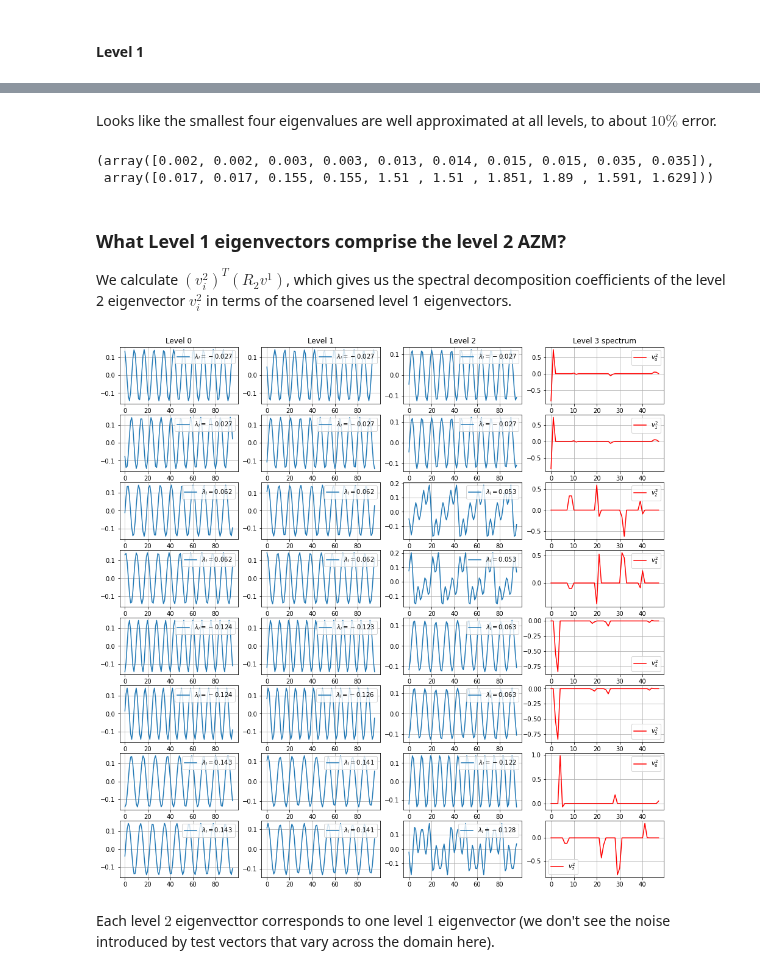
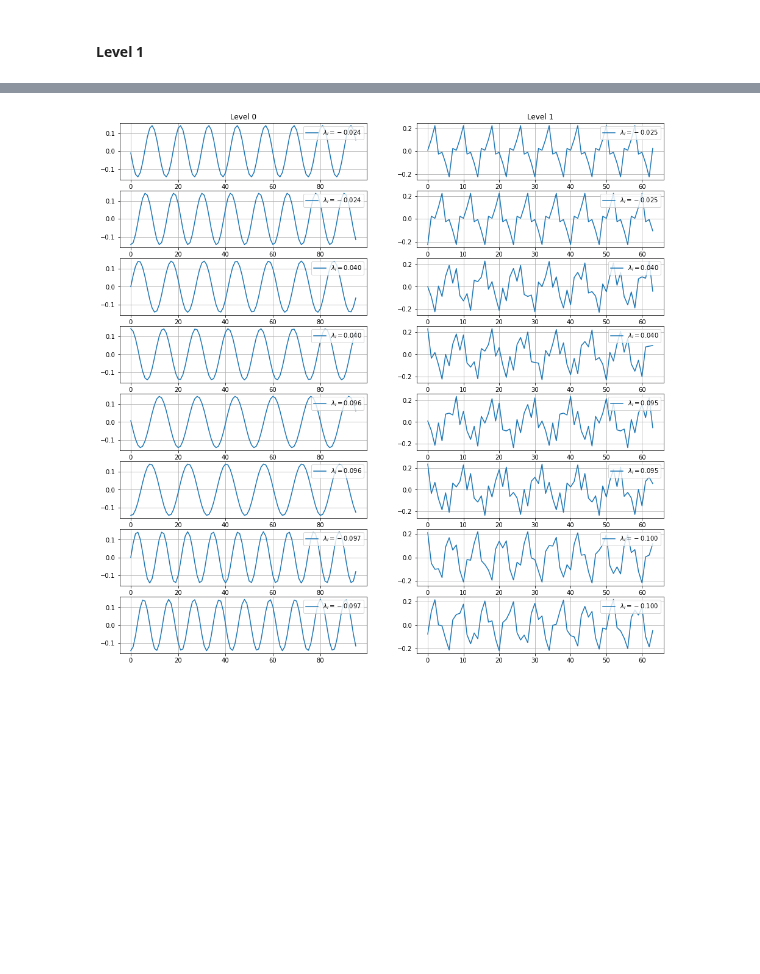
Before and after one commit to 436ahsan/Helmholtz, a Jupyter notebook: notebooks/multilevel_repetitive_alignment.ipynb, the cells around one changed output, grey strips where cells are left out. Saved outputs shown, nothing was run; the diff lists cells and outputs as text; code cells hidden in the pictures; blank space fills up the shorter version.

```diff
--- a/notebooks/multilevel_repetitive_alignment.ipynb
+++ b/notebooks/multilevel_repetitive_alignment.ipynb
@@ -38,11 +40,11 @@ _LOGGER = logger
 # %%
 # Fixed seed for reproducible results.
-np.random.seed(0)
+np.random.seed(1)
 
 # Domain size.
 n = 96
 # Scaled wave number.
-kh = 0.7
+kh = 0.5
 
 repetitive = True
 
@@ -68,8 +70,10 @@ Given an iterative method, we can calculate whether it's a good smoothing candid
 # %% [markdown]
 ### Relaxation Shrinkage Factor
 # %%
-kh_values = [0, kh]
+kh_values = [kh]
 fig, axs = plt.subplots(1, len(kh_values), figsize=(12, 4))
+if len(kh_values) == 1:
+    axs = [axs]
 
 kaczmarz = lambda a: hm.solve.relax.KaczmarzRelaxer(a, scipy.sparse.eye(a.shape[0]))
 gs = lambda a: hm.solve.relax.GsRelaxer(a)
@@ -213,7 +211,8 @@ for i in range(num_bootstrap_steps):
     # Set relax_conv_factor to a high value so that we never append a bootstrap vector to the TV set.
     x, multilevel = hm.setup.auto_setup.bootstap(
         x, multilevel, num_levels, 2.0,
-        num_sweeps=num_sweeps, interpolation_method=interpolation_method, neighborhood=neighborhood, repetitive=repetitive)
+        num_sweeps=num_sweeps, interpolation_method=interpolation_method,
+        neighborhood=neighborhood, repetitive=repetitive, target_error=0.1)
     x_log.append(x)
     r_log.append(multilevel[1].r)
     _LOGGER.info("RER {:.6f}".format(norm(a.dot(x)) / norm(x)))
@@ -593,0 +304,8 @@ The coarse variables ($R$) look like wavelets. The interpolations ($P$) look lik
+# %%
+level = multilevel.finest_level
+# Test two-level cycle convergence for A*x=0 and  A*x=b with random b.
+for title, b in (("0", np.zeros((a0.shape[0], ))), ("b", np.random.random((a0.shape[0], )))):
+    logger.info("Ax={}".format(title))
+    two_level_cycle = lambda y: hm.solve.solve_cycle.solve_cycle(multilevel, 1.0, 1, 0, nu_coarsest=-1, debug=False, rhs=b).run(y)
+    residual = lambda x: b - multilevel[0].operator(x)
+    x, conv_factor = hm.solve.run.run_iterative_method(residual, two_level_cycle, np.random.random((a0.shape[0], )), 20, print_frequency=1)
@@ -623,35 +405,16 @@ for l in range(num_levels):
-# %% [markdown]
-Looks like the smallest four eigenvalues are well approximated at all levels, to about $10\%$ error.
-# %%
-np.abs(laml[1][:10] - laml[0][:10]) / np.abs(laml[0][:10]), np.abs(laml[2][:10] - laml[0][:10]) / np.abs(laml[0][:10])
-# %% [output]
-(array([0.002, 0.002, 0.003, 0.003, 0.013, 0.014, 0.015, 0.015, 0.035, 0.035]),
- array([0.017, 0.017, 0.155, 0.155, 1.51 , 1.51 , 1.851, 1.89 , 1.591, 1.629]))
-# %% [markdown]
-### What Level 1 eigenvectors comprise the level 2 AZM?
-We calculate $(v^2_i)^T (R_2 v^1)$, which gives us the spectral decomposition coefficients of the level 2 eigenvector $v^2_i$ in terms of the coarsened level 1 eigenvectors.
 # %%
 num_ev = 8
-fig, axs = plt.subplots(num_ev, num_levels + 1, figsize=(16, 16))
+num_levels = len(multilevel)
+fig, axs = plt.subplots(num_ev, num_levels, figsize=(16, 16))
 
-for col, ax in enumerate(axs[0][:-1]):
+for col, ax in enumerate(axs[0]):
     ax.set_title("Level {}".format(col))
-axs[0, -1].set_title("Level {} spectrum".format(num_levels))
 
 for i in range(num_ev):
     for l in range(num_levels):
         ax = axs[i, l]
-        ax.plot(np.real(vl_finest[l][:, i]), label="$\lambda_i = {:.3f}$".format(laml[l][i]))
+        ax.plot(np.real(vl[l][:, i]), label="$\lambda_i = {:.3f}$".format(laml[l][i]))
         ax.legend(loc="upper right")
         ax.grid(True);
-
-composition = (r2.dot(vl[1])).transpose().dot(vl[2])
-for i in range(num_ev):
-    ax = axs[i, num_levels]
-    ax.plot(np.real(composition[:, i]), "r", label = "$v^2_{}$".format(i))
-    ax.grid(True)
-    ax.legend();
 # %% [output]
-[figure, old version]
+[figure, new version]
-# %% [markdown]
-Each level $2$ eigenvecttor corresponds to one level $1$ eigenvector (we don't see the noise introduced by test vectors that vary across the domain here).
```
Also changed, not shown: parts of 71 cells of this notebook, 7 other files.
